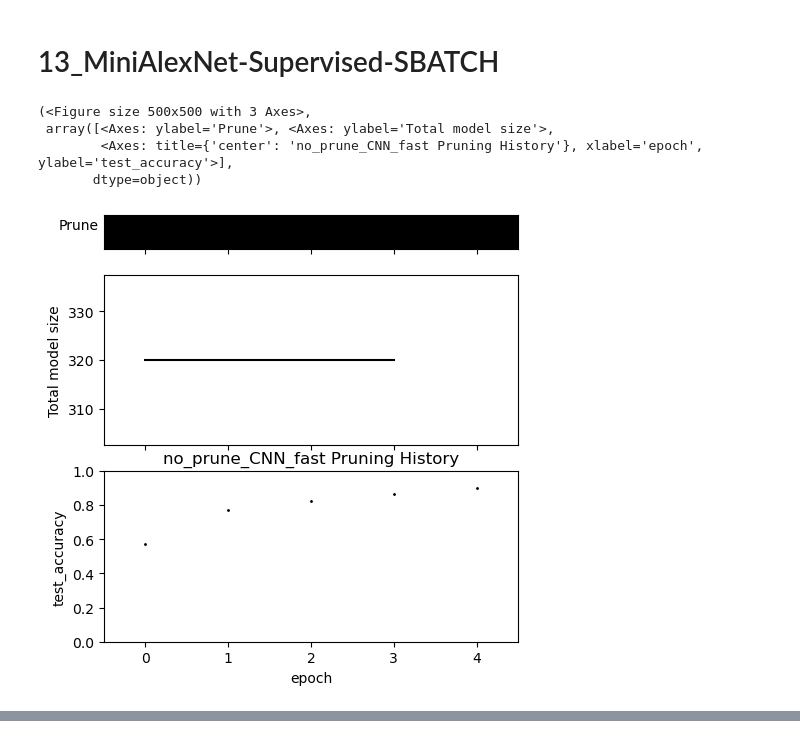
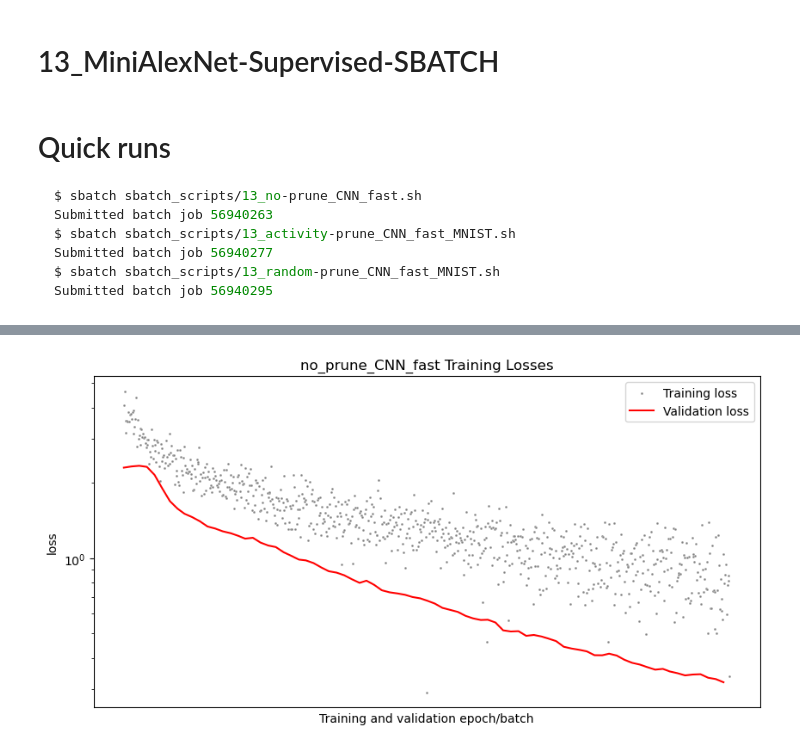
Before and after one commit to cchu70/klab_rotation, a Jupyter notebook: 13_MiniAlexNet-Supervised-SBATCH.ipynb, the cells around one changed output, grey strips where cells are left out. Saved outputs shown, nothing was run; the diff lists cells and outputs as text; code cells hidden in the pictures.

````diff
--- a/13_MiniAlexNet-Supervised-SBATCH.ipynb
+++ b/13_MiniAlexNet-Supervised-SBATCH.ipynb
@@ -17,4 +17,15 @@ train_dataloader, val_dataloader, test_dataloader = load_MNIST(
     root='./data', subset_frac=0.05,
     batch_size=32, validation_ratio=6, seed=42
 )
+# %% [markdown]
+# Quick runs
+
+```bash
+$ sbatch sbatch_scripts/13_no-prune_CNN_fast.sh
+Submitted batch job 56940263
+$ sbatch sbatch_scripts/13_activity-prune_CNN_fast_MNIST.sh
+Submitted batch job 56940277
+$ sbatch sbatch_scripts/13_random-prune_CNN_fast_MNIST.sh
+Submitted batch job 56940295
+```
 # %%
@@ -23,8 +33,3 @@ test_results.params['ic'] = 1
-# %%
-test_results.plot_pruning()
-# %% [output]
-(<Figure size 500x500 with 3 Axes>,
- array([<Axes: ylabel='Prune'>, <Axes: ylabel='Total model size'>,
-        <Axes: title={'center': 'no_prune_CNN_fast Pruning History'}, xlabel='epoch', ylabel='test_accuracy'>],
-       dtype=object))
-[figure, removed]
+# %%
+no_prune_results.plot_training_losses()
+# %% [output]
@@ -30,0 +38 @@ test_results.plot_pruning()
+[figure, added]
````
Also changed, not shown: parts of 10 cells of this notebook, 36 other files.
